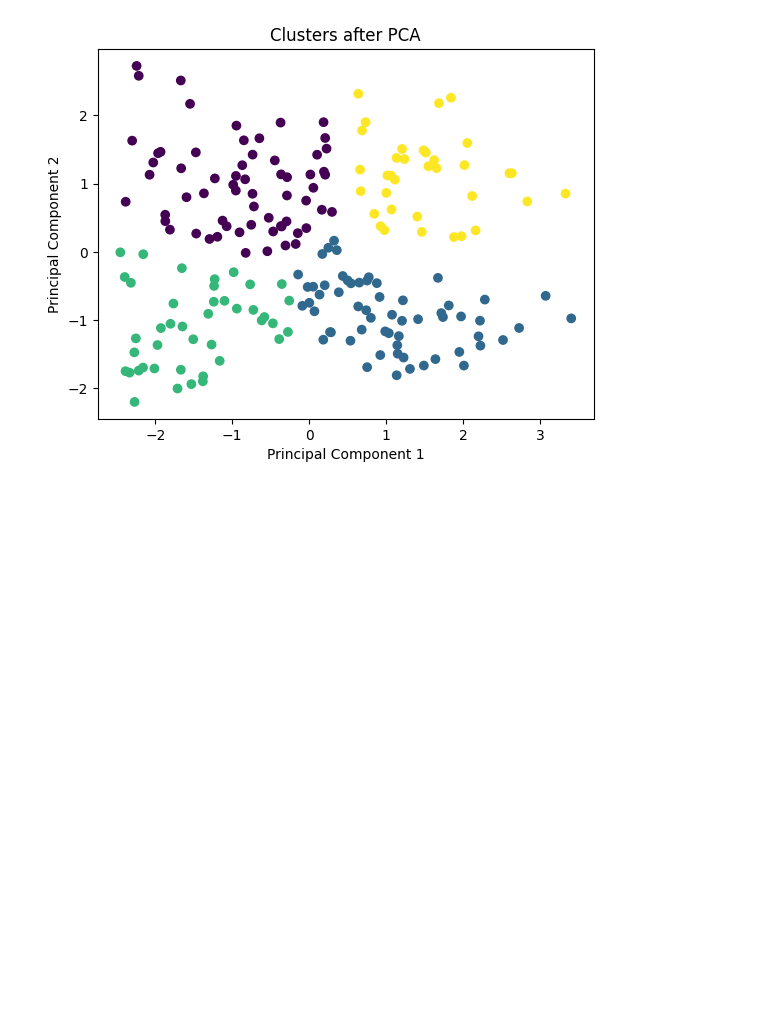
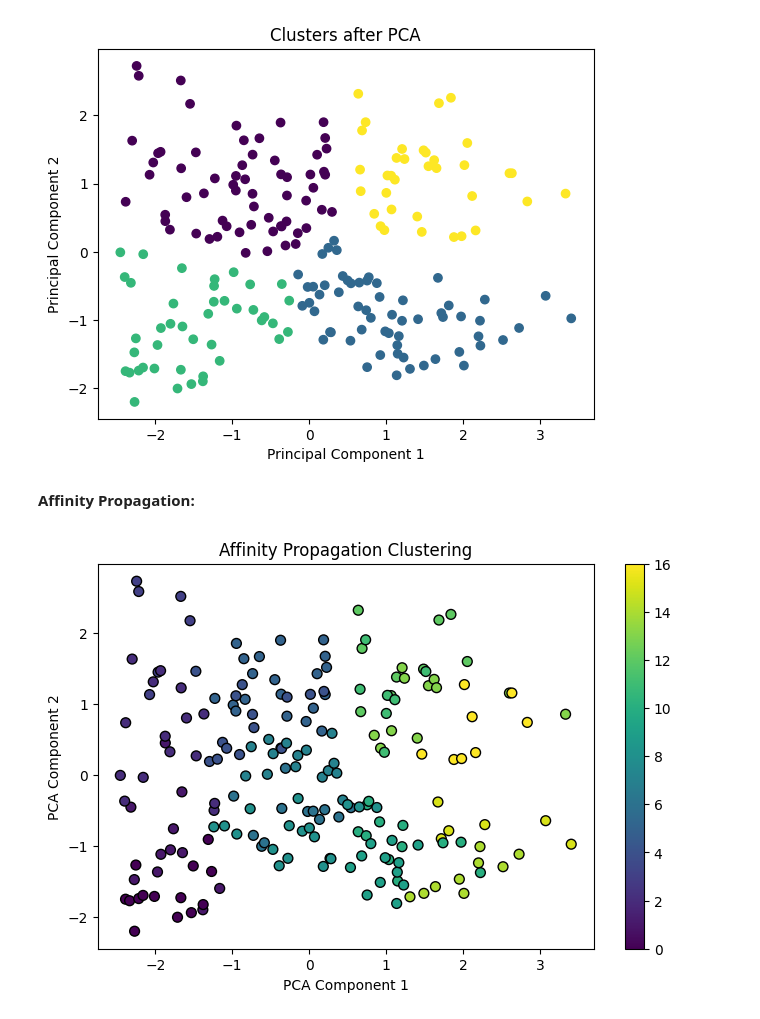
Before and after one commit to SrilakshmiKokanti/Customer-Segmentation-using-K-means, a Jupyter notebook: Customer Segmentation using K-means.ipynb, the cells around one changed output. Cells and saved outputs as stored; diff of their text form; code cells hidden in the pictures; blank space fills up the shorter version.

```diff
--- a/Customer Segmentation using K-means.ipynb
+++ b/Customer Segmentation using K-means.ipynb
@@ -186,3 +186,21 @@ plt.title('Clusters after PCA')
 plt.show()
 # %% [output]
 [figure]
+# %%
+def plot_clusters(X, labels, title):
+    plt.figure(figsize=(8, 5))
+    plt.scatter(X[:, 0], X[:, 1], c=labels, cmap='viridis', marker='o', edgecolor='k', s=50)
+    plt.title(title)
+    plt.xlabel('PCA Component 1')
+    plt.ylabel('PCA Component 2')
+    plt.colorbar()
+    plt.show()
+# %% [markdown]
+**Affinity Propagation:**
+# %%
+from sklearn.cluster import AffinityPropagation
+affinity_model = AffinityPropagation(random_state=42)
+affinity_labels = affinity_model.fit_predict(dataset)
+plot_clusters(pca_components, affinity_labels, 'Affinity Propagation Clustering')
+# %% [output]
+[figure, added]
```
Also changed, not shown: parts of 6 cells of this notebook.
